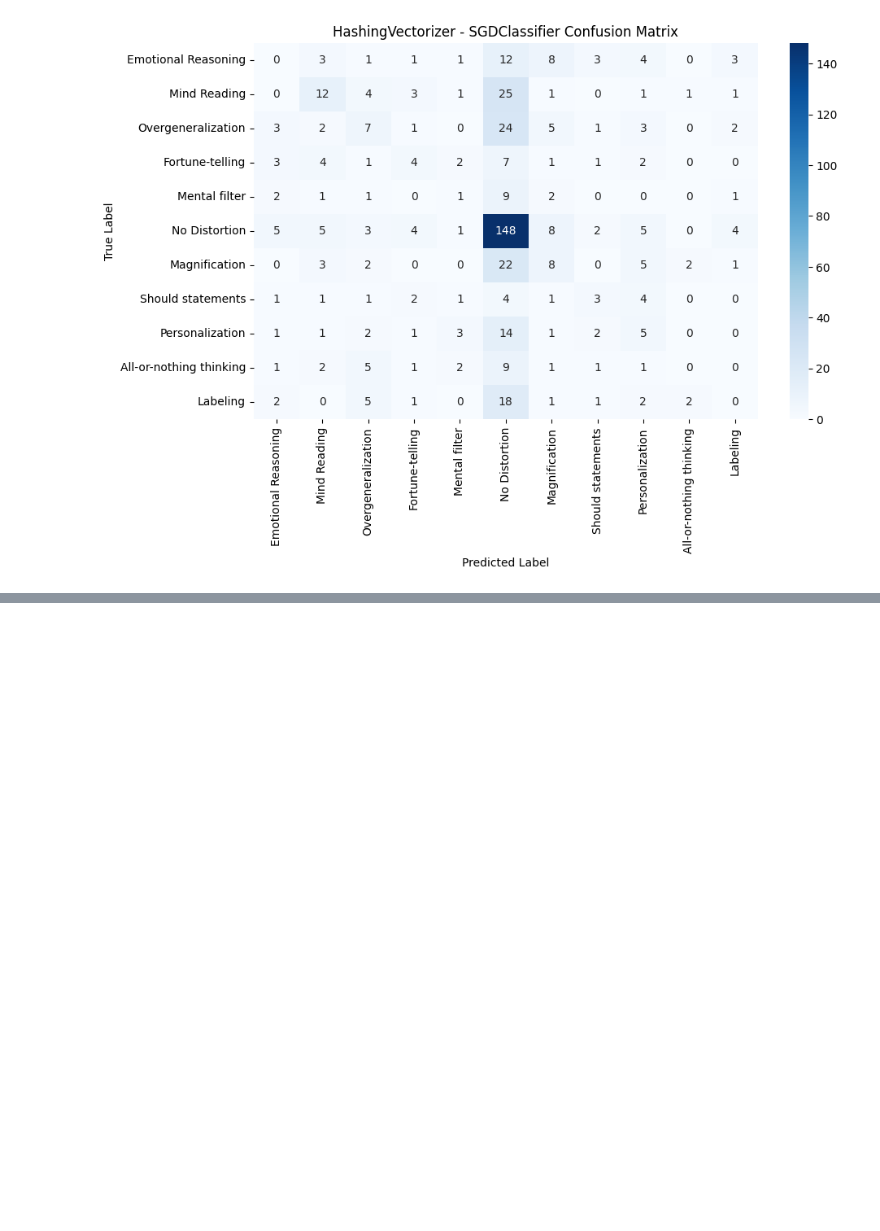
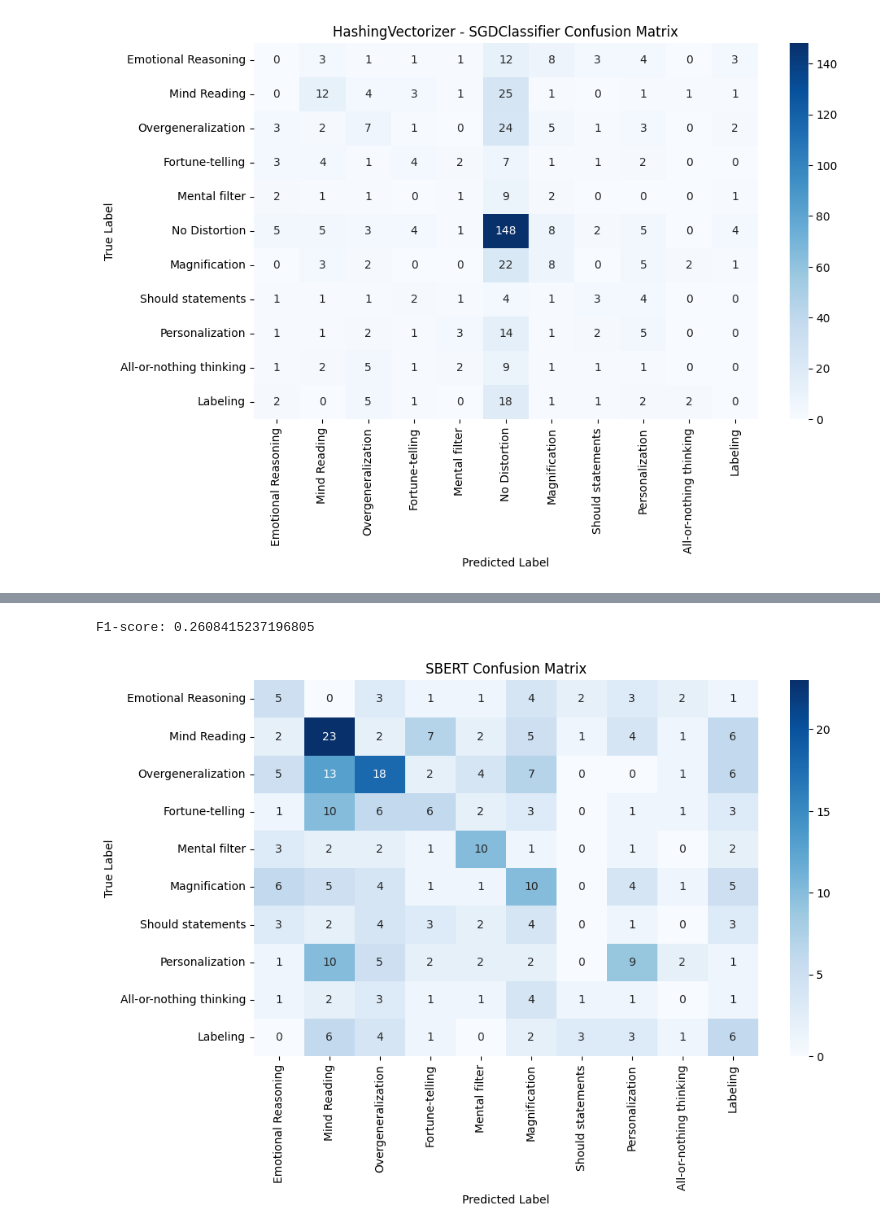
Before and after one commit to cmulholla/QUEST-Distortions, a Jupyter notebook: baseline.ipynb, the cells around one changed output, grey strips where cells are left out. Drawn from its saved outputs; the diff is of its cells as text; code cells hidden in the pictures; blank space fills up the shorter version.

```diff
--- a/baseline.ipynb
+++ b/baseline.ipynb
@@ -470,0 +741,52 @@ Fitting 5 folds for each of 18 candidates, totalling 90 fits
+# %%
+# Use SBERT to create sentence embeddings instead of CountVectorizer or TfidfVectorizer
+from sentence_transformers import SentenceTransformer
+from sklearn.model_selection import train_test_split
+from sklearn.metrics import f1_score
+import numpy as np
+from sklearn.svm import LinearSVC
+import seaborn as sns
+import matplotlib.pyplot as plt
+from sklearn.metrics import confusion_matrix
+
+# Load the SBERT model
+model = SentenceTransformer('sentence-transformers/all-mpnet-base-v2')
+
+distortion_data = data[data['Dominant Distortion'] != 'No Distortion']
+distortion_data = distortion_data.reset_index(drop=True)
+
+# Split the data into training and testing sets
+X_train, X_test, y_train, y_test = train_test_split(distortion_data['Patient Question'], distortion_data['Dominant Distortion'], test_size=0.2, random_state=42)
+
+# Get the sentence embeddings for the training and testing data
+X_train_embeddings = model.encode(X_train.tolist())
+X_test_embeddings = model.encode(X_test.tolist())
+
+# Create a LinearSVM model
+model = LinearSVC()
+
+# Train the model on the training data
+model.fit(X_train_embeddings, y_train)
+
+# Predict the labels for the testing data
+y_pred = model.predict(X_test_embeddings)
+
+# Calculate the F1-score
+f1 = f1_score(y_test, y_pred, average='weighted')
+
+# Output the F1-score
+print(f"F1-score: {f1}")
+
+# Plot the confusion matrix as a heatmap
+labels = distortion_data['Dominant Distortion'].unique()
+cm = confusion_matrix(y_test, y_pred, labels=labels)
+
+plt.figure(figsize=(10, 6))
+sns.heatmap(cm, annot=True, fmt='d', cmap='Blues', xticklabels=labels, yticklabels=labels)
+plt.title('SBERT Confusion Matrix')
+plt.xlabel('Predicted Label')
+plt.ylabel('True Label')
+plt.show()
+# %% [output]
+F1-score: 0.2608415237196805
+[figure, added]
```
Also changed, not shown: parts of 13 cells of this notebook, 2 other files.
